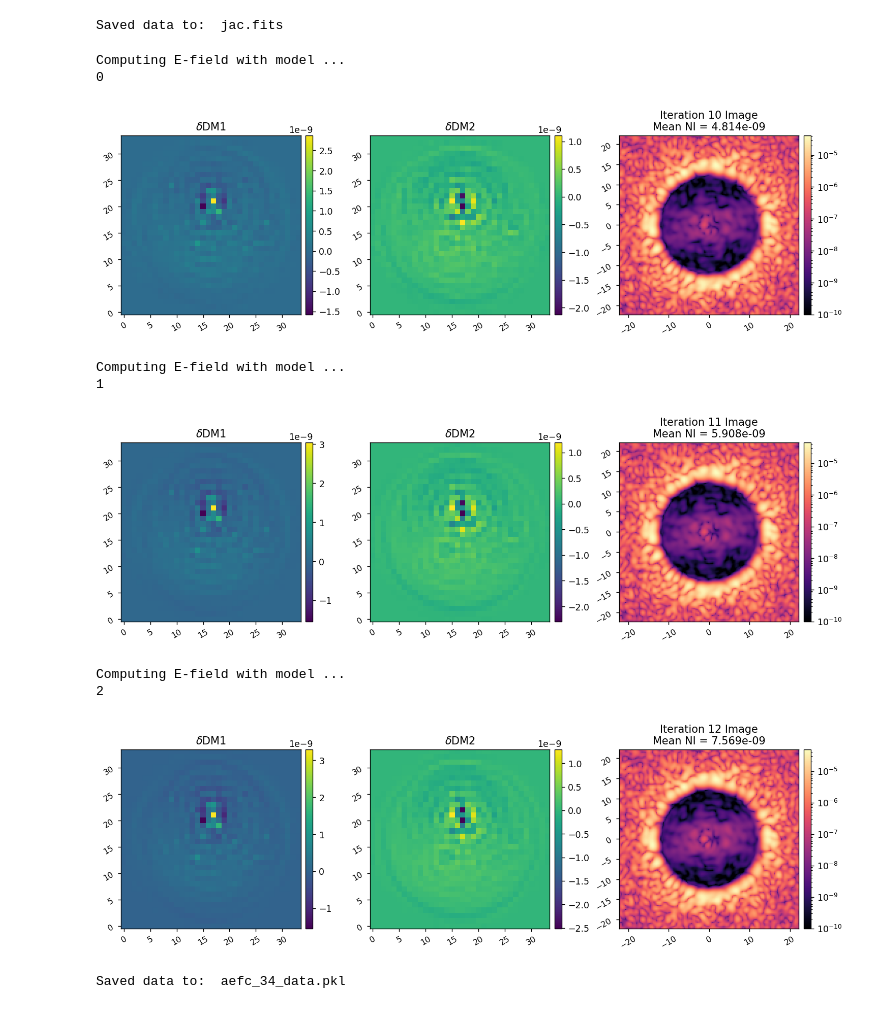
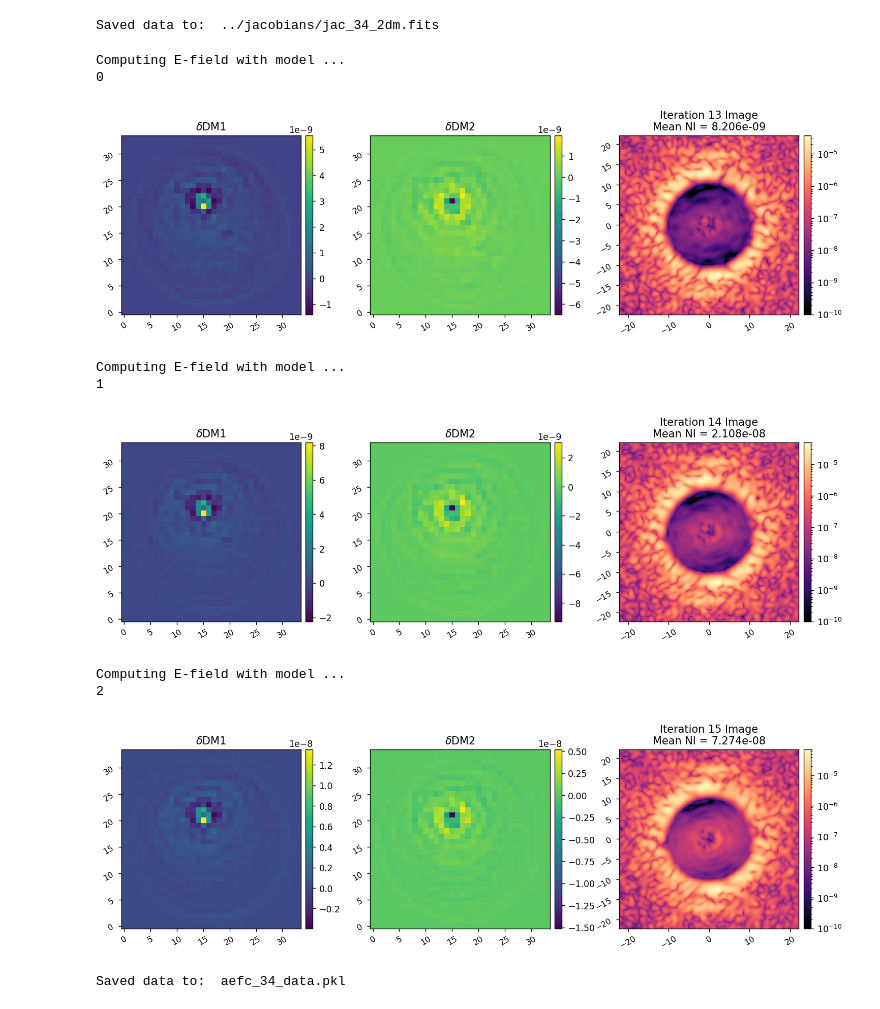
Before and after one commit to kian1377/apra-howfsc-models, a Jupyter notebook: notebooks/mono_efc.ipynb, the cells around one changed output. Saved outputs shown, nothing was run; the diff lists cells and outputs as text; code cells hidden in the pictures.

```diff
--- a/notebooks/mono_efc.ipynb
+++ b/notebooks/mono_efc.ipynb
@@ -101,8 +108,8 @@ imshow3(ref_coro_im, model_coro_im, xp.abs(ref_coro_im - model_coro_im),
 # %%
 reload(utils)
 I.zero_dms()
-iwa = 2.5
-owa = 12
+iwa = 3
+owa = 10
 rot = 0
 control_mask = utils.create_annular_focal_plane_mask(I.npsf, I.psf_pixelscale_lamDc, irad=iwa, orad=owa, edge=None, rotation=rot)
 mean_ni = xp.mean(ref_coro_im[control_mask])
@@ -124,7 +146,9 @@ jac = efc.compute_jacobian(
 # %%
-utils.save_fits('jac.fits', jac)
+utils.save_fits('../jacobians/jac_34_2dm.fits', jac)
 # %% [output]
-Saved data to:  jac.fits
+Saved data to:  ../jacobians/jac_34_2dm.fits
+# %%
+jac = utils.load_fits('../jacobians/jac_34_2dm.fits')
 # %%
 I.reset_dms()
 data = {
@@ -141,33 +165,33 @@ data = {
 # %%
 reload(fraunhofer)
 reload(efc)
 
-r_cond = -2
+r_cond = -2.5
 # r_cond = -3
 # r_cond = -4
 # r_cond = -5
 # r_cond = -6
 
 control_matrix = utils.beta_reg(jac, r_cond)
 
 data = efc.run(
     I,
     control_matrix,
     control_mask,
     data,
     Nitr=3,
     gain=1,
 )
 # %% [output]
 Computing E-field with model ...
 0
-[figure, old version]
+[figure, new version]
 Computing E-field with model ...
 1
-[figure, old version]
+[figure, new version]
 Computing E-field with model ...
 2
-[figure, old version]
+[figure, new version]
 # %%
 utils.save_pickle('aefc_34_data.pkl', data)
 # %% [output]
```
Also changed, not shown: parts of 7 cells of this notebook, 12 other files.
